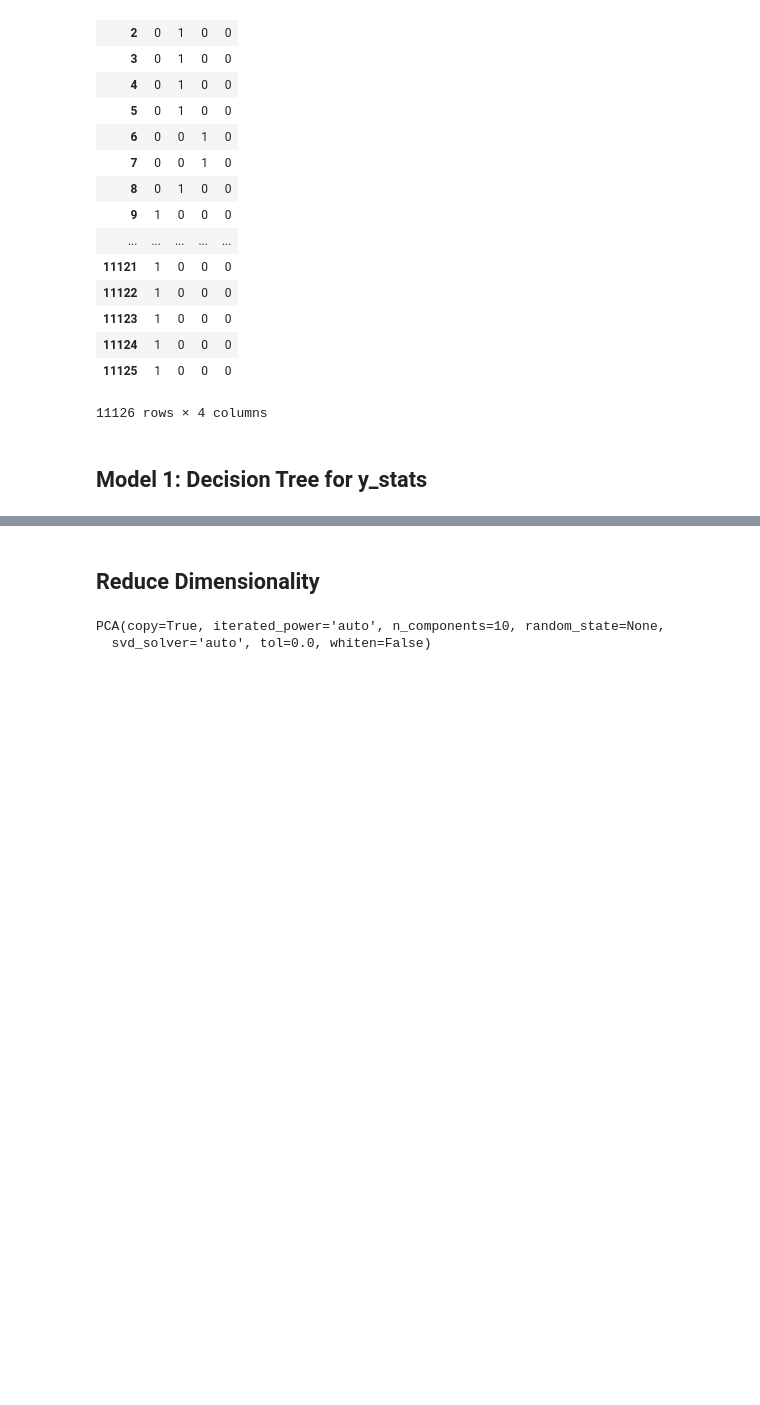
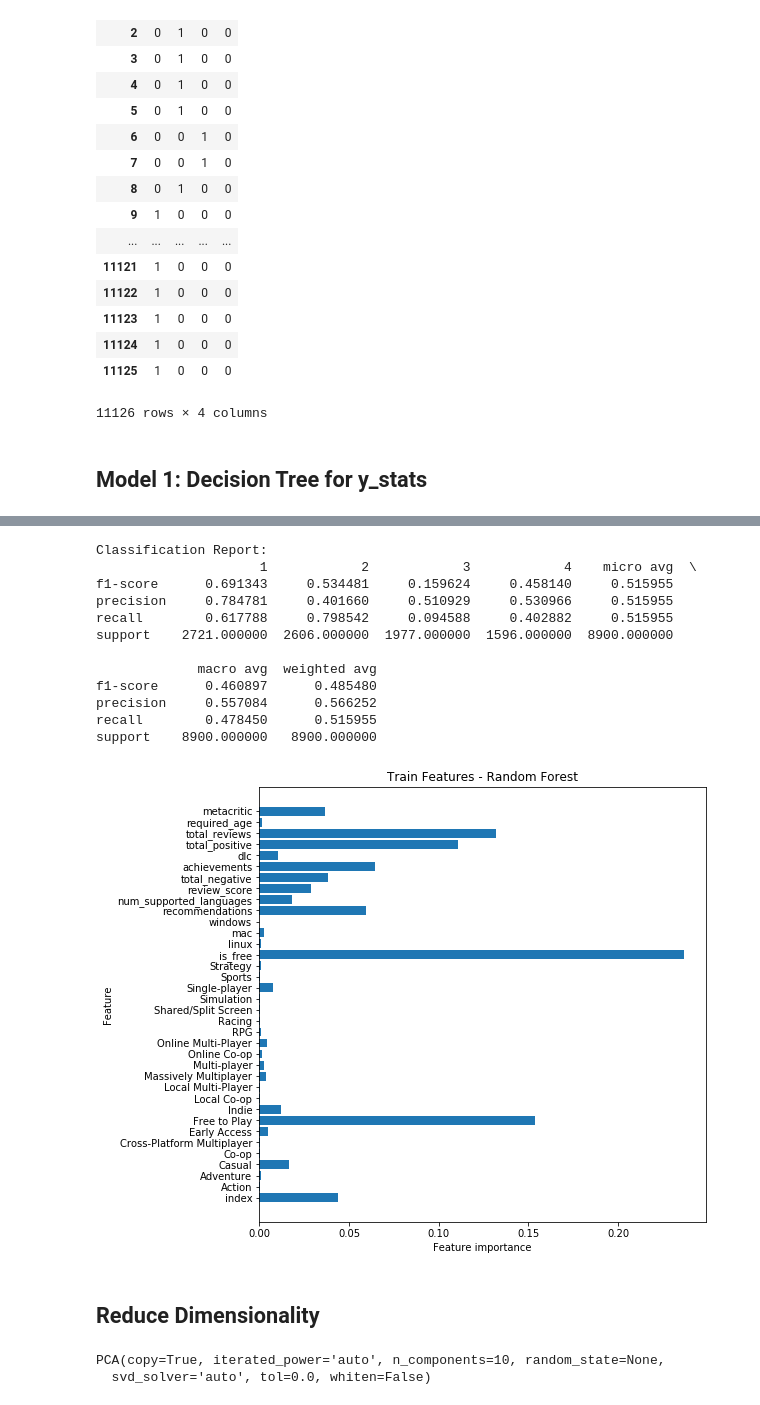
Before and after one commit to rvent/Steam_Pricing_Classification_Project, a Jupyter notebook: Mod-3-Project.ipynb, the cells around one changed output, grey strips where cells are left out. Cells and saved outputs as stored; diff of their text form; code cells hidden in the pictures; blank space fills up the shorter version.

```diff
--- a/Mod-3-Project.ipynb
+++ b/Mod-3-Project.ipynb
@@ -829,3 +878,19 @@ Our test accuracy is :77.44833782569631
+# %%
+run_reports(r_clf, X_train, y_train, y_pred_train, "Train Features - Random Forest")
+# %% [output]
+Classification Report:
+                     1            2            3            4    micro avg  \
+f1-score      0.691343     0.534481     0.159624     0.458140     0.515955
+precision     0.784781     0.401660     0.510929     0.530966     0.515955
+recall        0.617788     0.798542     0.094588     0.402882     0.515955
+support    2721.000000  2606.000000  1977.000000  1596.000000  8900.000000
+
+             macro avg  weighted avg
+f1-score      0.460897      0.485480
+precision     0.557084      0.566252
+recall        0.478450      0.515955
+support    8900.000000   8900.000000
+[figure, added]
 # %% [markdown]
 ## Reduce Dimensionality
 # %%
```
Also changed, not shown: parts of 57 cells of this notebook.
